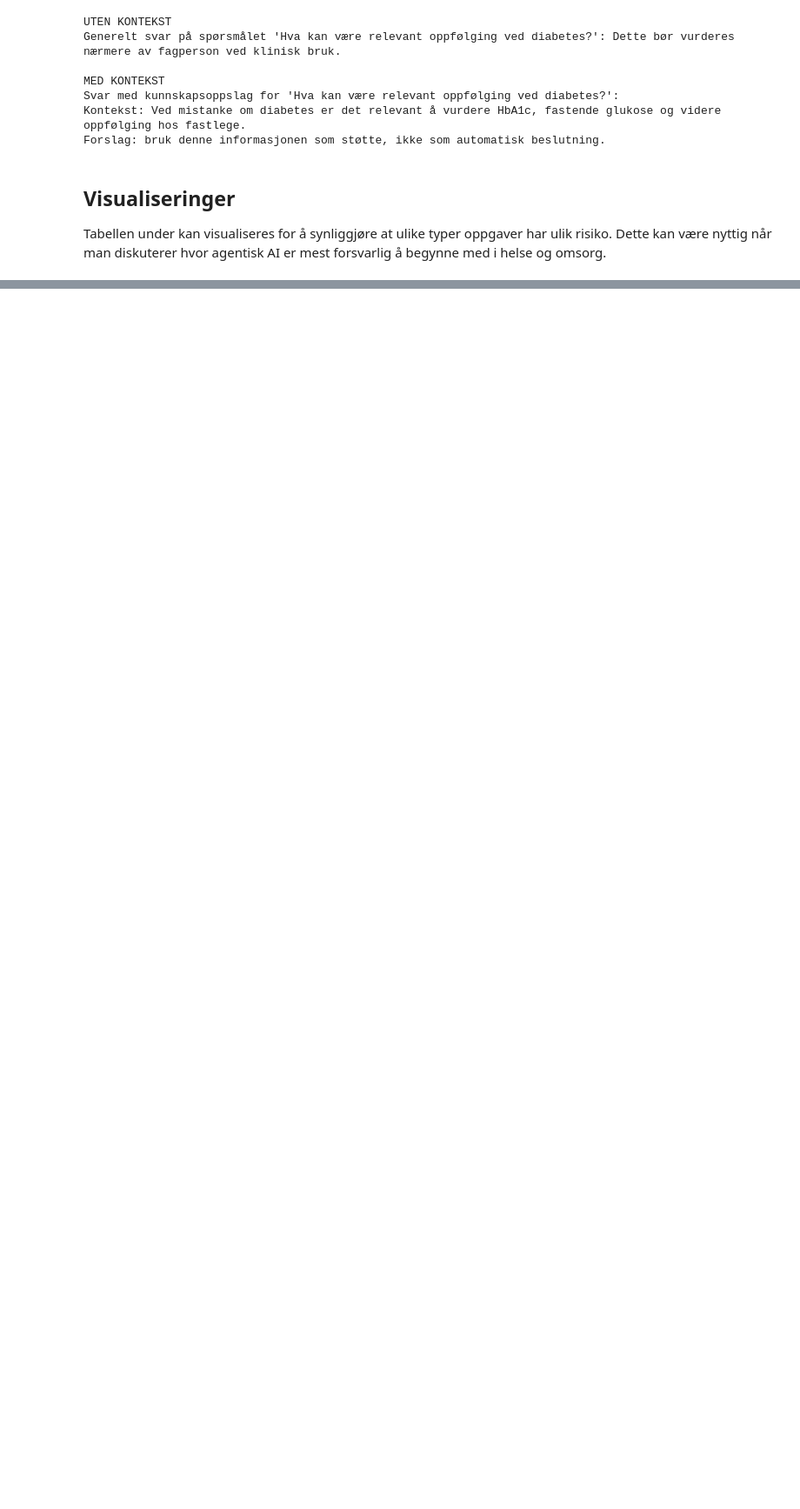
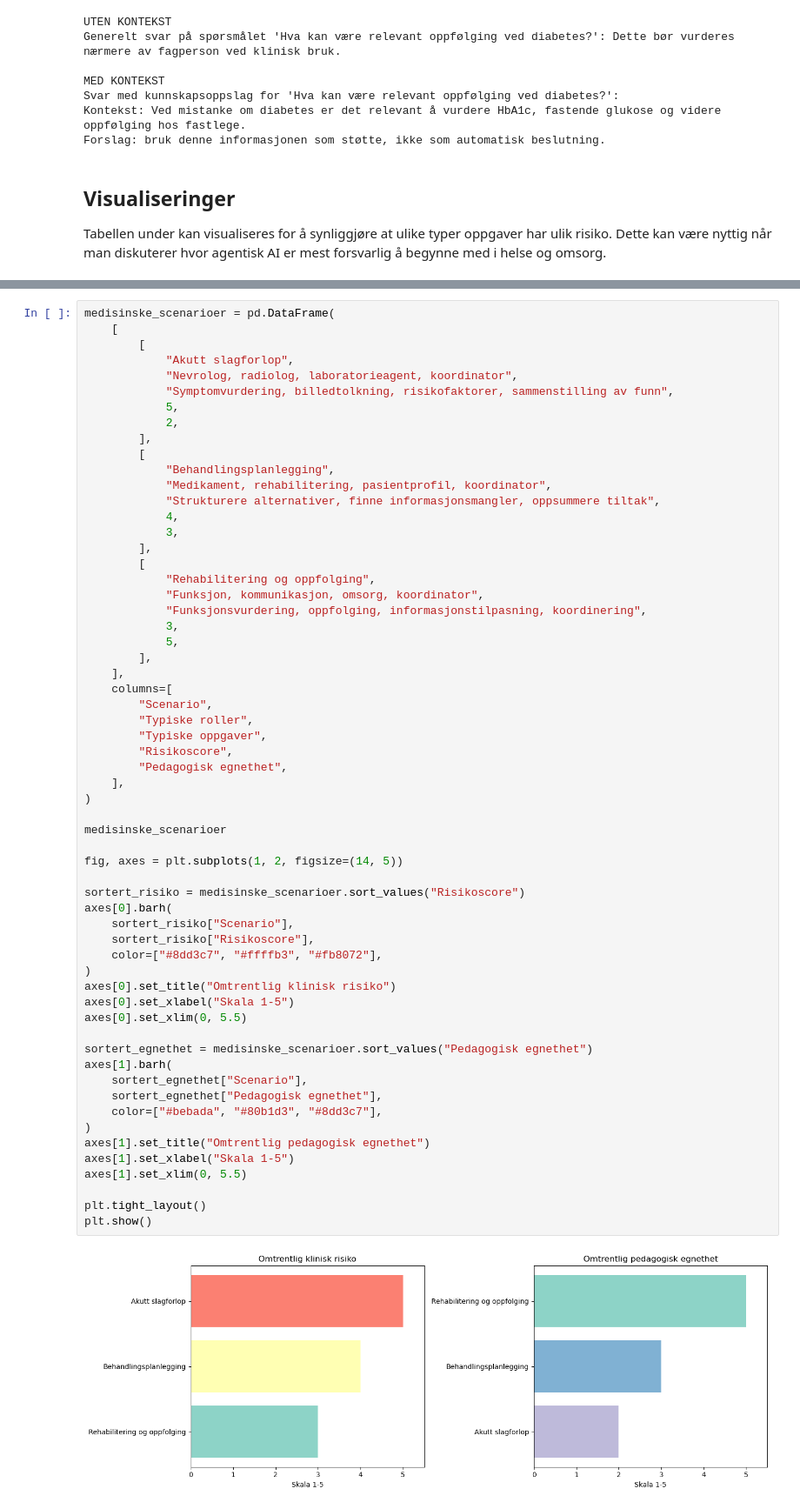
Before and after one commit to arvidl/AI-og-helse, a Jupyter notebook: uke05-agentisk-ai/02_agentisk_ai_i_helse.ipynb, the cells around one changed output, grey strips where cells are left out. Shown at 87% size. Saved outputs shown, nothing was run; the diff lists cells and outputs as text; blank space fills up the shorter version.

```diff
--- a/uke05-agentisk-ai/02_agentisk_ai_i_helse.ipynb
+++ b/uke05-agentisk-ai/02_agentisk_ai_i_helse.ipynb
@@ -360,0 +404,62 @@ Tabellen under kan visualiseres for å synliggjøre at ulike typer oppgaver har
+# %%
+medisinske_scenarioer = pd.DataFrame(
+    [
+        [
+            "Akutt slagforlop",
+            "Nevrolog, radiolog, laboratorieagent, koordinator",
+            "Symptomvurdering, billedtolkning, risikofaktorer, sammenstilling av funn",
+            5,
+            2,
+        ],
+        [
+            "Behandlingsplanlegging",
+            "Medikament, rehabilitering, pasientprofil, koordinator",
+            "Strukturere alternativer, finne informasjonsmangler, oppsummere tiltak",
+            4,
+            3,
+        ],
+        [
+            "Rehabilitering og oppfolging",
+            "Funksjon, kommunikasjon, omsorg, koordinator",
+            "Funksjonsvurdering, oppfolging, informasjonstilpasning, koordinering",
+            3,
+            5,
+        ],
+    ],
+    columns=[
+        "Scenario",
+        "Typiske roller",
+        "Typiske oppgaver",
+        "Risikoscore",
+        "Pedagogisk egnethet",
+    ],
+)
+
+medisinske_scenarioer
+
+fig, axes = plt.subplots(1, 2, figsize=(14, 5))
+
+sortert_risiko = medisinske_scenarioer.sort_values("Risikoscore")
+axes[0].barh(
+    sortert_risiko["Scenario"],
+    sortert_risiko["Risikoscore"],
+    color=["#8dd3c7", "#ffffb3", "#fb8072"],
+)
+axes[0].set_title("Omtrentlig klinisk risiko")
+axes[0].set_xlabel("Skala 1-5")
+axes[0].set_xlim(0, 5.5)
+
+sortert_egnethet = medisinske_scenarioer.sort_values("Pedagogisk egnethet")
+axes[1].barh(
+    sortert_egnethet["Scenario"],
+    sortert_egnethet["Pedagogisk egnethet"],
+    color=["#bebada", "#80b1d3", "#8dd3c7"],
+)
+axes[1].set_title("Omtrentlig pedagogisk egnethet")
+axes[1].set_xlabel("Skala 1-5")
+axes[1].set_xlim(0, 5.5)
+
+plt.tight_layout()
+plt.show()
+# %% [output]
+[figure, added]
```
Also changed, not shown: parts of 4 cells of this notebook, 2 other files.
